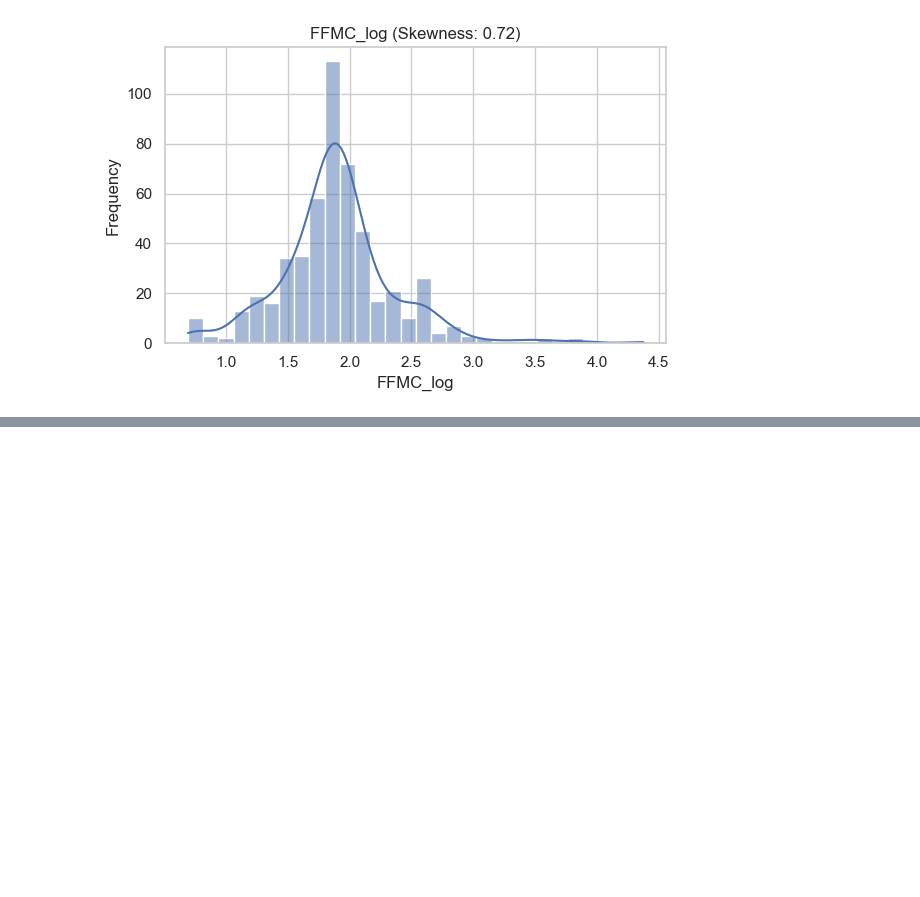
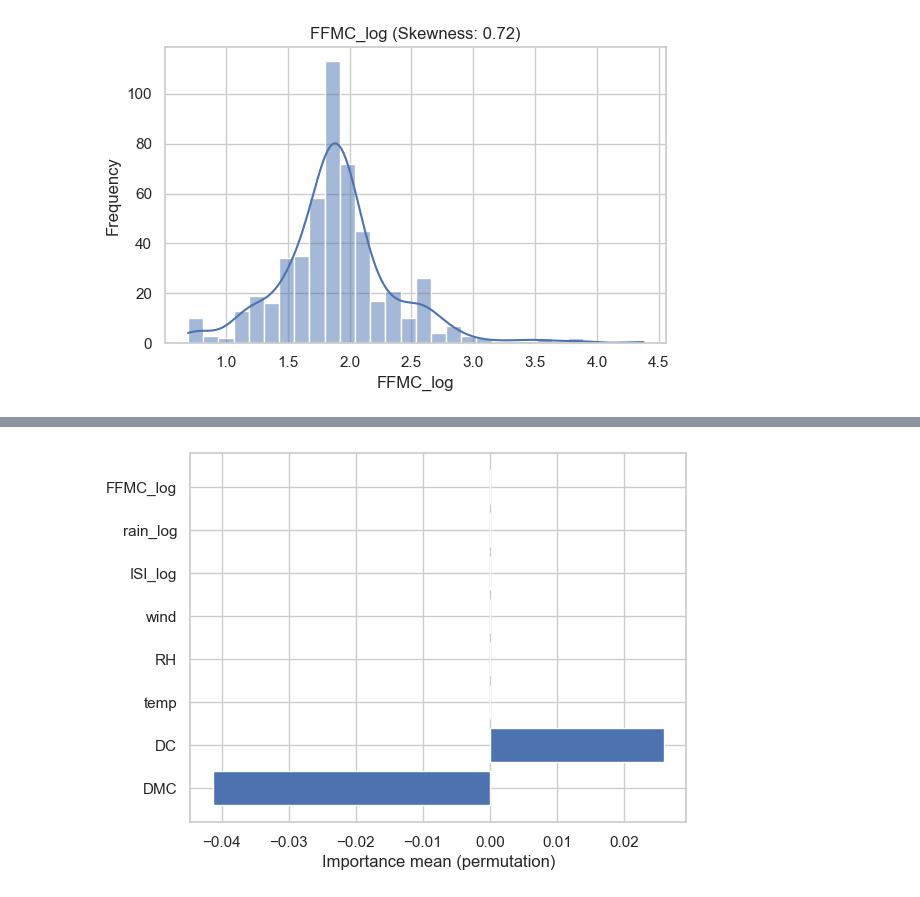
Before and after one commit to JujuGnirt/ML-firesforest, a Jupyter notebook: notebooks/Cleaned.ipynb, the cells around one changed output, grey strips where cells are left out. Cells and saved outputs as stored; diff of their text form; code cells hidden in the pictures; blank space fills up the shorter version.

```diff
--- a/notebooks/Untitled.ipynb
+++ b/notebooks/Cleaned.ipynb
@@ -209,0 +381,11 @@ The Precision is  65.52%
+# %%
+result = permutation_importance(logreg, X_test, y_test, n_repeats=10, random_state=42)
+importances = result.importances_mean
+
+# Affichage
+import matplotlib.pyplot as plt
+plt.barh(X_test.columns, importances)
+plt.xlabel("Importance mean (permutation)")
+plt.show()
+# %% [output]
+[figure, added]
```
Also changed, not shown: parts of 29 cells of this notebook, 7 other files.
